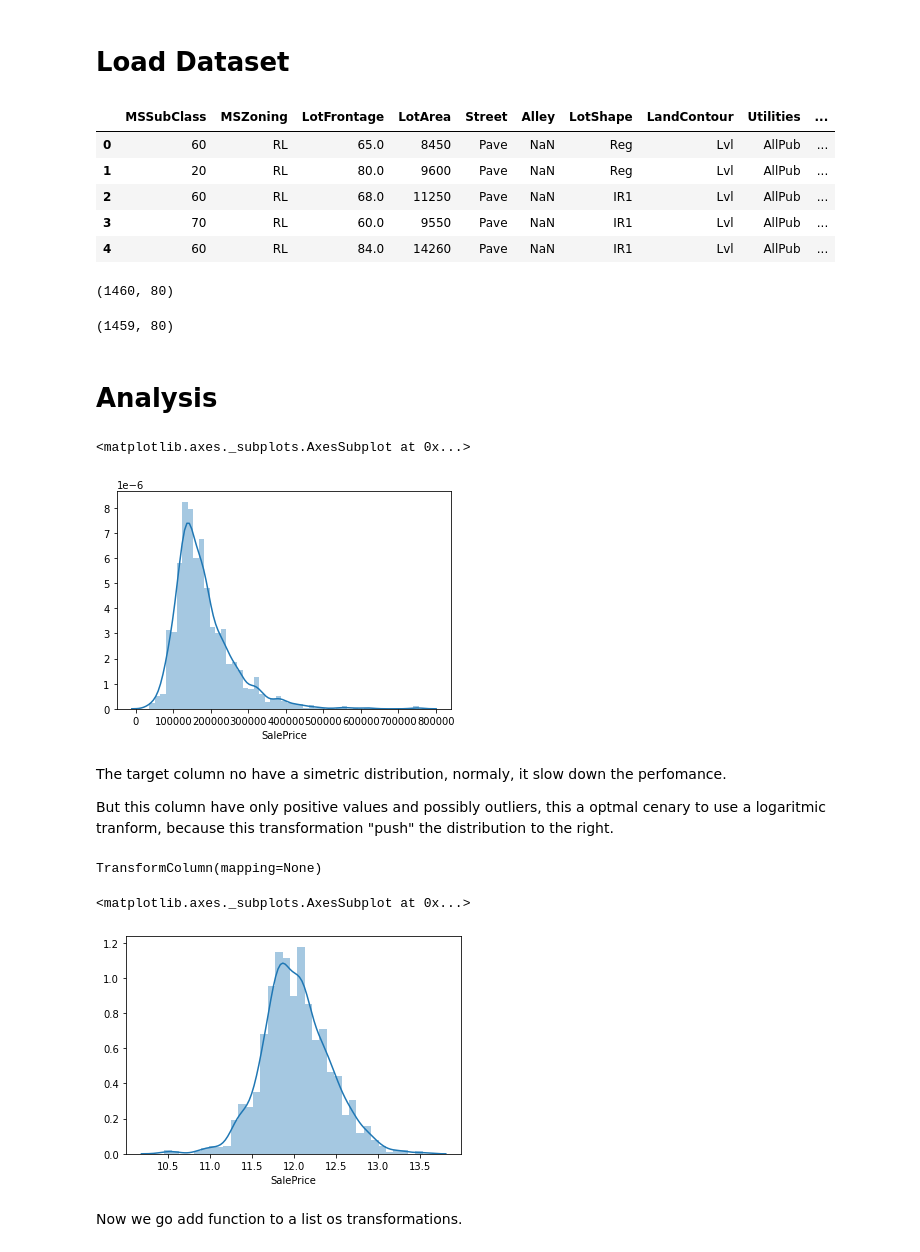
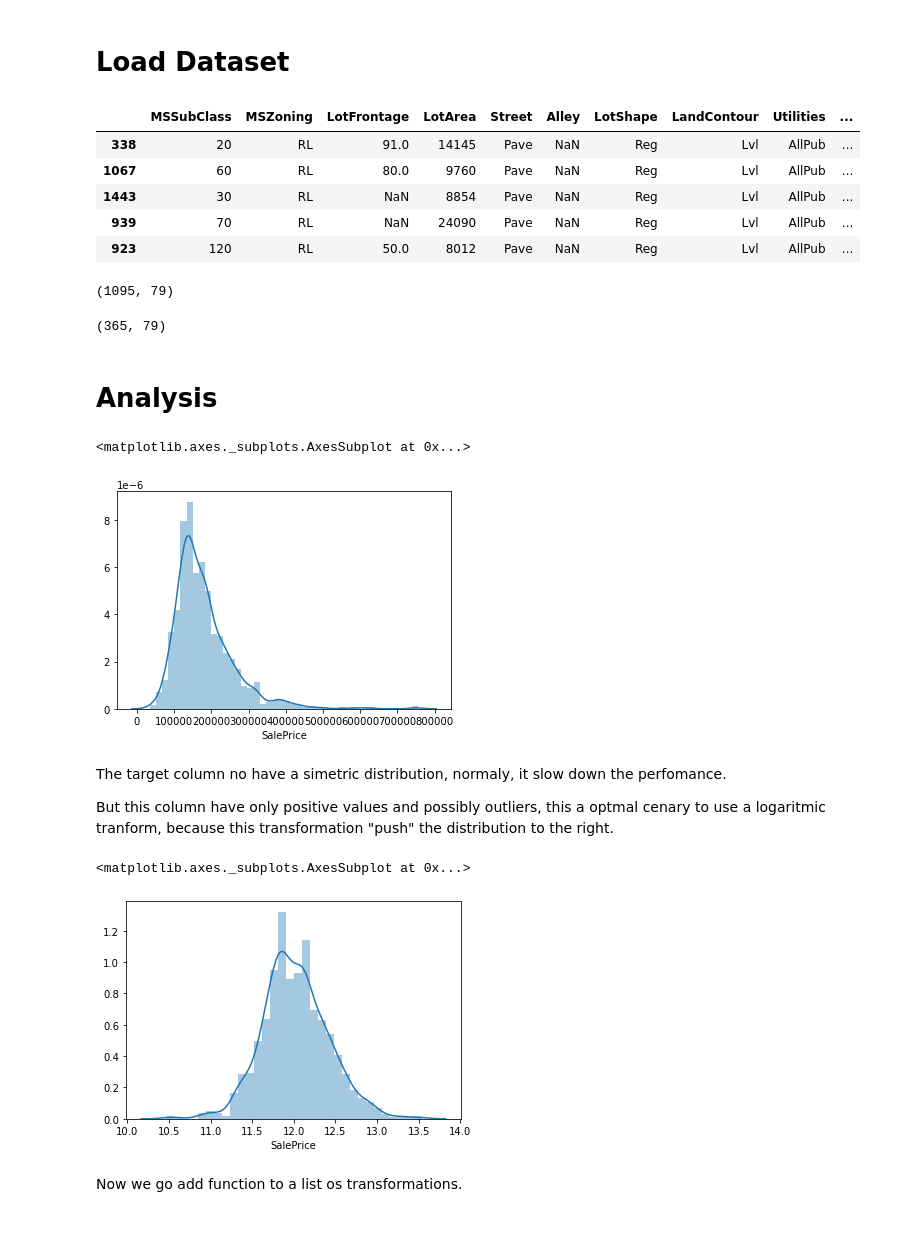
Before and after one commit to dobraga/data_science_toolkit, a Jupyter notebook: examples/01_house_prices.ipynb, the cells around one changed output. Saved outputs shown, nothing was run; the diff lists cells and outputs as text; code cells hidden in the pictures.

```diff
--- a/examples/01_house_prices.ipynb
+++ b/examples/01_house_prices.ipynb
@@ -18,31 +18,39 @@ pip = []
 # %% [markdown]
 # Load Dataset
-# %%
-train_ini, test = load_house_prices()
-train = train_ini.copy()
-train.head(5)
-# %% [output]
-|  | MSSubClass | MSZoning | LotFrontage | LotArea | Street | Alley | LotShape | LandContour | Utilities | ... |
-| 0 | 60 | RL | 65.0 | 8450 | Pave | NaN | Reg | Lvl | AllPub | ... |
-| 1 | 20 | RL | 80.0 | 9600 | Pave | NaN | Reg | Lvl | AllPub | ... |
-| 2 | 60 | RL | 68.0 | 11250 | Pave | NaN | IR1 | Lvl | AllPub | ... |
-| 3 | 70 | RL | 60.0 | 9550 | Pave | NaN | IR1 | Lvl | AllPub | ... |
-| 4 | 60 | RL | 84.0 | 14260 | Pave | NaN | IR1 | Lvl | AllPub | ... |
+# %%
+from sklearn.model_selection import train_test_split
+
+train_ini, test = load_house_prices()
+train = train_ini.copy()
+
+X_train, X_test, y_train, y_test = train_test_split(
+    train.drop(columns='SalePrice'),train['SalePrice'],
+    train_size=0.75, test_size=0.25
+)
+
+X_train.head(5)
+# %% [output]
+|  | MSSubClass | MSZoning | LotFrontage | LotArea | Street | Alley | LotShape | LandContour | Utilities | ... |
+| 338 | 20 | RL | 91.0 | 14145 | Pave | NaN | Reg | Lvl | AllPub | ... |
+| 1067 | 60 | RL | 80.0 | 9760 | Pave | NaN | Reg | Lvl | AllPub | ... |
+| 1443 | 30 | RL | NaN | 8854 | Pave | NaN | Reg | Lvl | AllPub | ... |
+| 939 | 70 | RL | NaN | 24090 | Pave | NaN | Reg | Lvl | AllPub | ... |
+| 923 | 120 | RL | 50.0 | 8012 | Pave | NaN | Reg | Lvl | AllPub | ... |
 # %%
-train.shape
+X_train.shape
 # %% [output]
-(1460, 80)
+(1095, 79)
 # %%
-test.shape
+X_test.shape
 # %% [output]
-(1459, 80)
+(365, 79)
 # %% [markdown]
 # Analysis
 # %%
-sns.distplot(train.SalePrice)
+sns.distplot(y_train)
 # %% [output]
 <matplotlib.axes._subplots.AxesSubplot at 0x...>
-[figure, old version]
+[figure, new version]
 # %% [markdown]
 The target column no have a simetric distribution, normaly, it slow down the perfomance.
 
@@ -52,4 +57,0 @@ tcol = TransformColumn({'SalePrice': np.log1p})
-# %%
-tcol
-# %% [output]
-TransformColumn(mapping=None)
@@ -58,8 +58,10 @@ train = tcol.fit_transform(train)
+# %%
+y_train = np.log1p(y_train)
 # %%
-sns.distplot(train.SalePrice)
+sns.distplot(y_train)
 # %% [output]
 <matplotlib.axes._subplots.AxesSubplot at 0x...>
-[figure, old version]
+[figure, new version]
 # %% [markdown]
 Now we go add function to a list os transformations.
 # %% [markdown]
```
Also changed, not shown: parts of 52 cells of this notebook, 7 other files.
